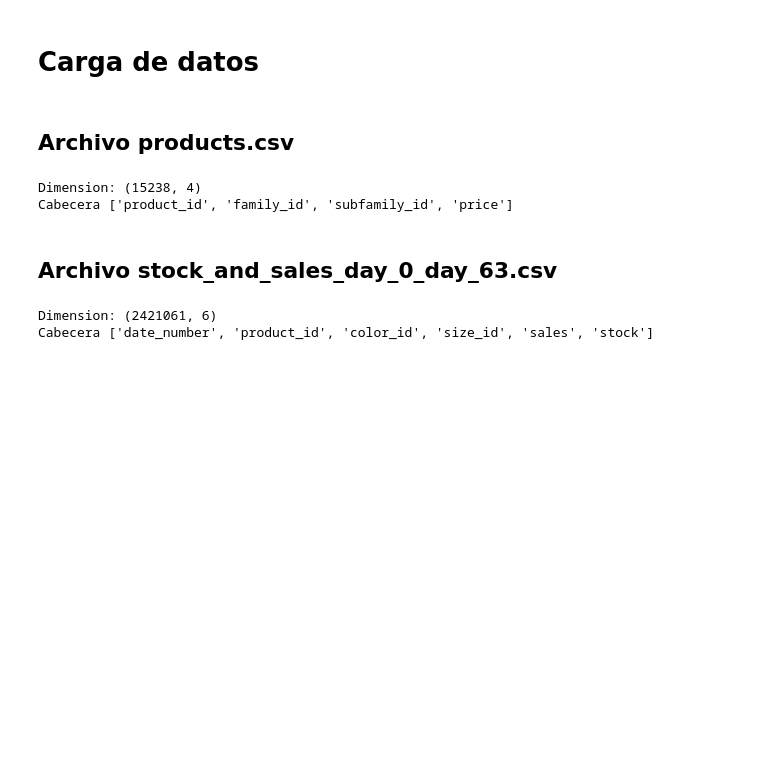
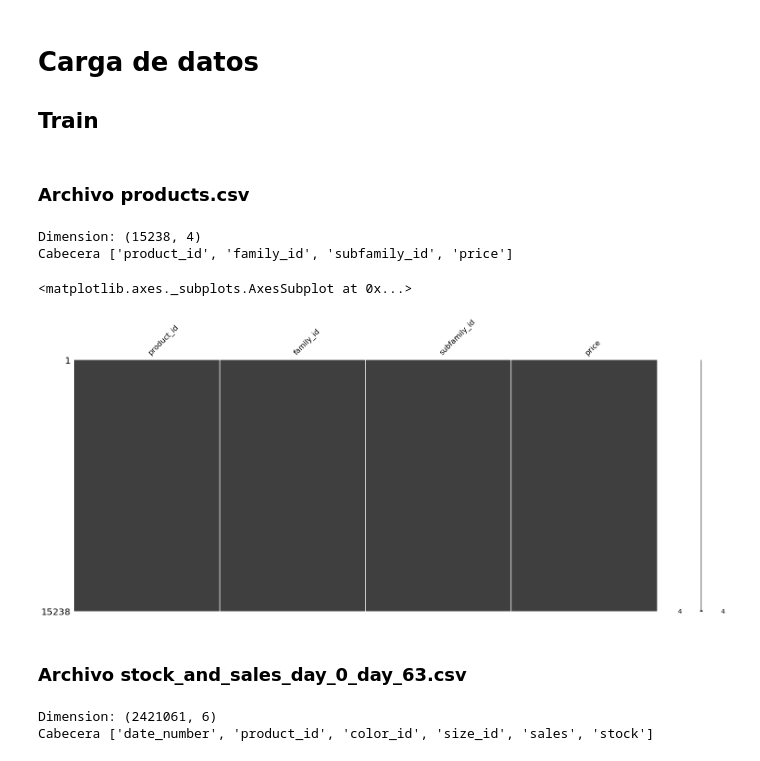
Before and after one commit to rodgomrod/Zara_Competition, a Jupyter notebook: Notebooks/1_EDA.ipynb, the cells around one changed output. Saved outputs shown, nothing was run; the diff lists cells and outputs as text; code cells hidden in the pictures; blank space fills up the shorter version.

```diff
--- a/Notebooks/1_EDA.ipynb
+++ b/Notebooks/1_EDA.ipynb
@@ -4,7 +7,9 @@ import missingno as msn
 # %% [markdown]
 # Carga de datos
+
+## Train
 # %% [markdown]
-## Archivo products.csv
+### Archivo products.csv
 # %%
 products = pd.read_csv("../data/products.csv")
 
@@ -15,11 +20,14 @@ Dimension: (15238, 4)
 Cabecera ['product_id', 'family_id', 'subfamily_id', 'price']
 # %%
 # Comprobamos si hay nulos en el dataset
-# msn.matrix(products)
+msn.matrix(products)
+# %% [output]
+<matplotlib.axes._subplots.AxesSubplot at 0x...>
+[figure, added]
 # %%
 # products.describe()
 # %% [markdown]
-## Archivo stock_and_sales_day_0_day_63.csv
+### Archivo stock_and_sales_day_0_day_63.csv
 # %%
 products_stock_ventas = pd.read_csv("../data/stock_and_sales_day_0_day_63.csv")
 
```
Also changed, not shown: parts of 49 cells of this notebook.
